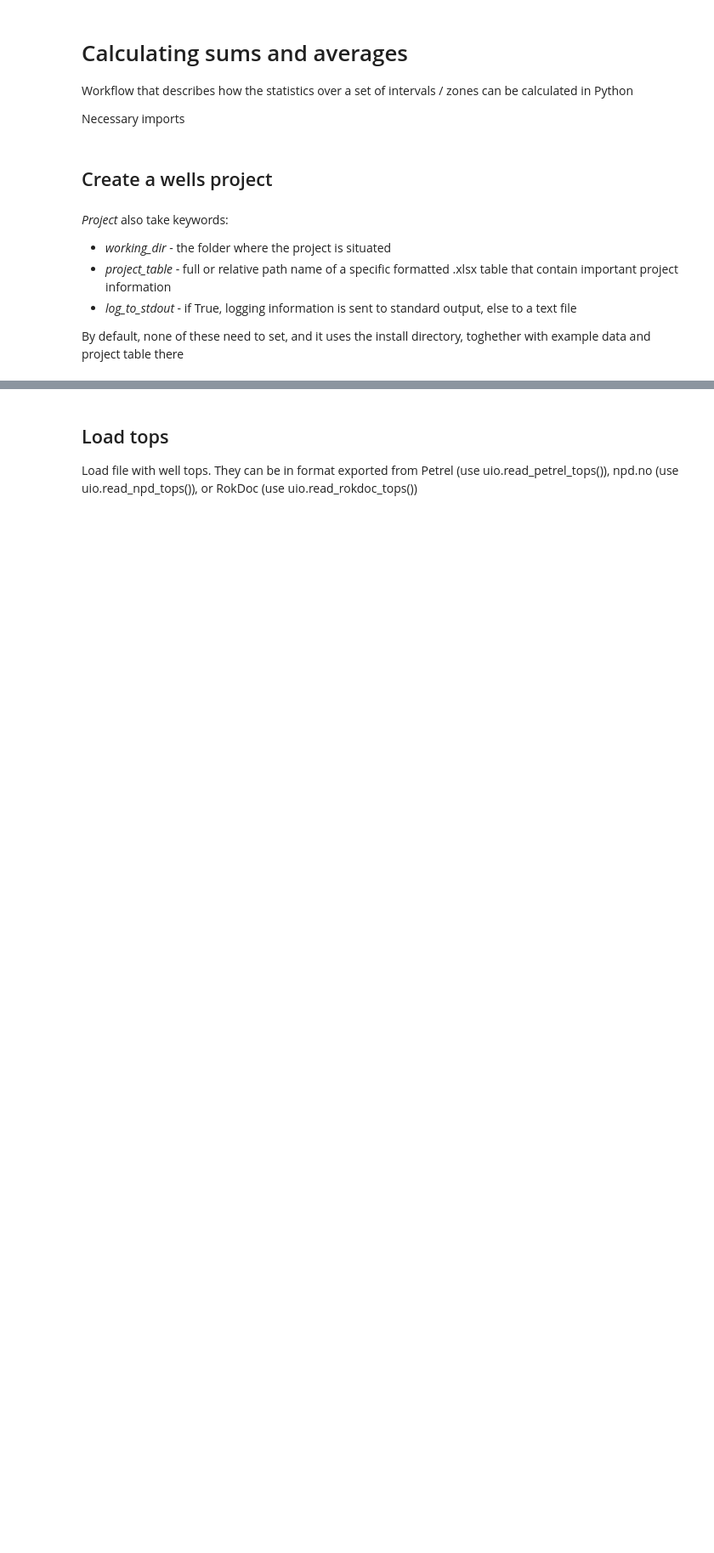
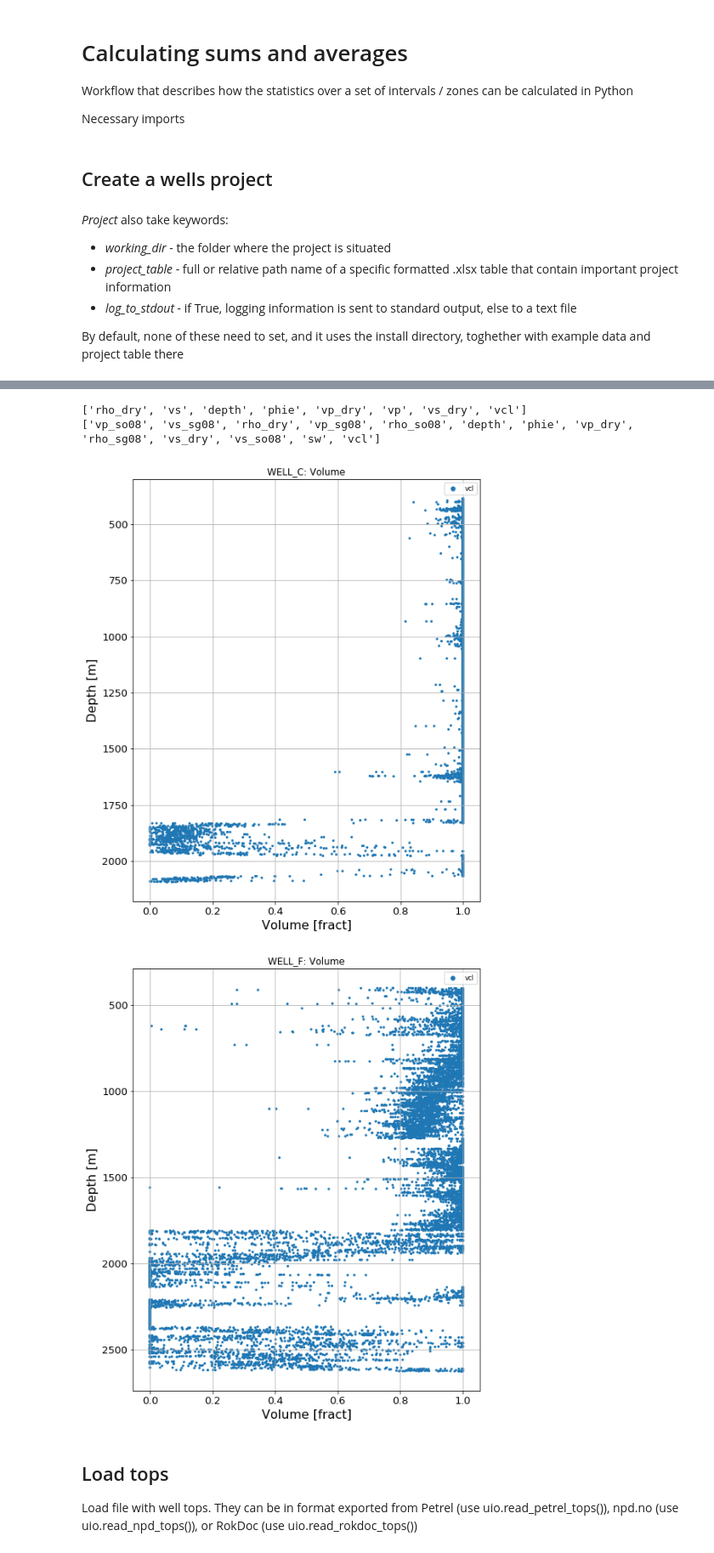
Before and after one commit to emblixt/blixt_rp, a Jupyter notebook: run calculation of Sums and Averages.ipynb, the cells around one changed output, grey strips where cells are left out. Shown at 85% size. Cells and saved outputs as stored; diff of their text form; code cells hidden in the pictures; blank space fills up the shorter version.

```diff
--- a/run calculation of Sums and Averages.ipynb
+++ b/run calculation of Sums and Averages.ipynb
@@ -25,2 +29,3 @@ The project table is a .xlsx file that contain, among other things, which wells
 # %%
-well_table = uio.project_wells(wp.project_table, wp.working_dir)
+#well_table = uio.project_wells(wp.project_table, wp.working_dir)
+wells = wp.load_all_wells({'VCL': ['VSH']})
@@ -27,3 +40,12 @@ well_table = uio.project_wells(wp.project_table, wp.working_dir)
+# %%
+for well in wells.values():
+    print(well.log_names())
+    well.depth_plot('Volume')
+# %% [output]
+['rho_dry', 'vs', 'depth', 'phie', 'vp_dry', 'vp', 'vs_dry', 'vcl']
+['vp_so08', 'vs_sg08', 'rho_dry', 'vp_sg08', 'rho_so08', 'depth', 'phie', 'vp_dry', 'rho_sg08', 'vs_dry', 'vs_so08', 'sw', 'vcl']
+[figure, added]
+[figure, added]
 # %% [markdown]
 ## Load tops
 Load file with well tops. They can be in format exported from Petrel (use uio.read_petrel_tops()), npd.no (use uio.read_npd_tops()), or RokDoc (use uio.read_rokdoc_tops())
```
Also changed, not shown: parts of 13 cells of this notebook, 7 other files.
